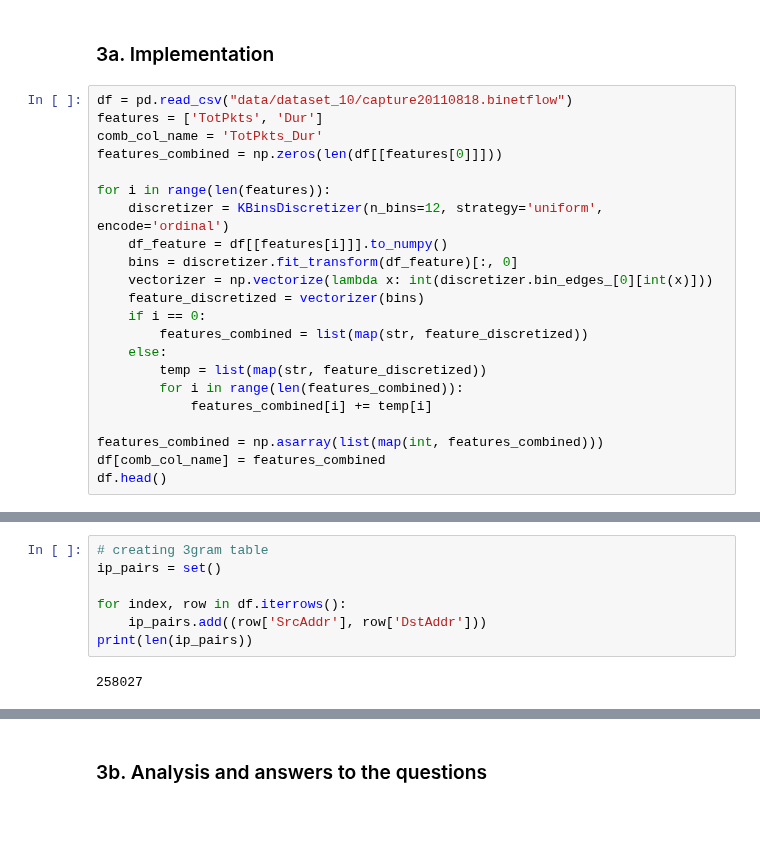
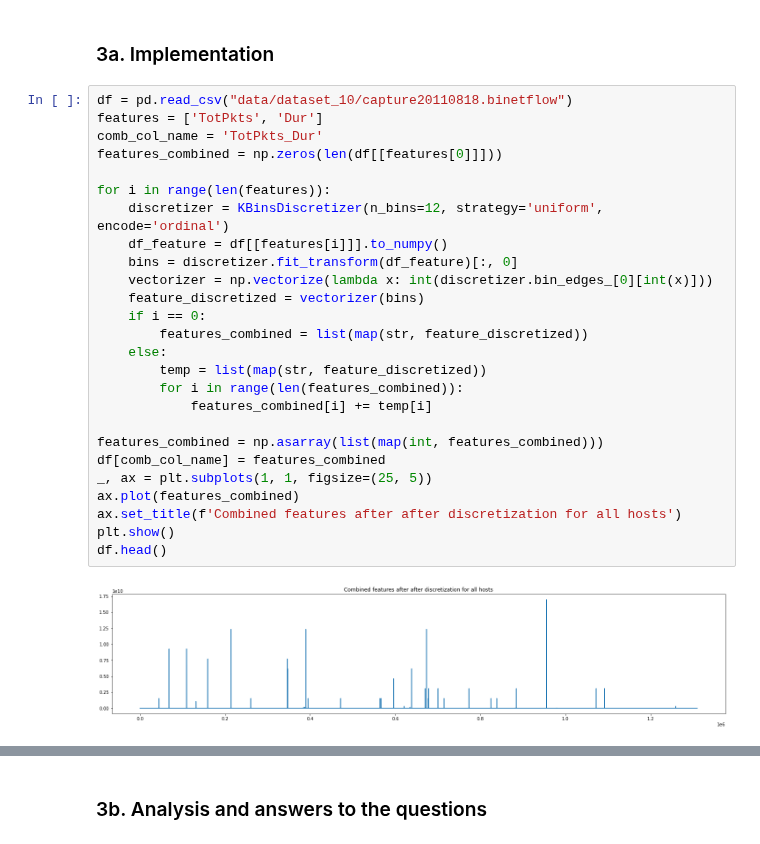
Before and after one commit to kponichtera/cs4035-cda, a Jupyter notebook: lab3/lab3.ipynb, the cells around one changed output, grey strips where cells are left out. Cells and saved outputs as stored; diff of their text form; blank space fills up the shorter version.

```diff
--- a/lab3/lab3.ipynb
+++ b/lab3/lab3.ipynb
@@ -234,38 +234,34 @@ Firstly, when analyzing the correlation plots for benign and infected traffic, w
 # %%
 df = pd.read_csv("data/dataset_10/capture20110818.binetflow")
 features = ['TotPkts', 'Dur']
 comb_col_name = 'TotPkts_Dur'
 features_combined = np.zeros(len(df[[features[0]]]))
 
 for i in range(len(features)):
     discretizer = KBinsDiscretizer(n_bins=12, strategy='uniform', encode='ordinal')
     df_feature = df[[features[i]]].to_numpy()
     bins = discretizer.fit_transform(df_feature)[:, 0]
     vectorizer = np.vectorize(lambda x: int(discretizer.bin_edges_[0][int(x)]))
     feature_discretized = vectorizer(bins)
     if i == 0:
         features_combined = list(map(str, feature_discretized))
     else:
         temp = list(map(str, feature_discretized))
         for i in range(len(features_combined)):
             features_combined[i] += temp[i]
 
 features_combined = np.asarray(list(map(int, features_combined)))
 df[comb_col_name] = features_combined
+_, ax = plt.subplots(1, 1, figsize=(25, 5))
+ax.plot(features_combined)
+ax.set_title(f'Combined features after after discretization for all hosts')
+plt.show()
 df.head()
 # %% [output]
+[figure, added]
 |  | StartTime | Dur | Proto | SrcAddr | Sport | Dir | DstAddr | Dport | State | sTos | dTos | ... |
 | 0 | 2011/08/18 10:21:46.633335 | 1.060248 | tcp | 93.45.239.29 | 1611 | -> | 147.32.84.118 | 6881 | S_RA | 0.0 | 0.0 | ... |
 | 1 | 2011/08/18 10:19:49.027650 | 279.349152 | tcp | 62.240.166.118 | 1031 | <?> | 147.32.84.229 | 13363 | SRPA_PA | 0.0 | 0.0 | ... |
 | 2 | 2011/08/18 10:22:07.160628 | 166.390015 | tcp | 147.32.86.148 | 58067 | -> | 66.235.132.232 | 80 | SR_SA | 0.0 | 0.0 | ... |
 | 3 | 2011/08/18 10:26:02.052163 | 1.187083 | tcp | 147.32.3.51 | 3130 | -> | 147.32.84.46 | 10010 | S_RA | 0.0 | 0.0 | ... |
 | 4 | 2011/08/18 10:26:52.226748 | 0.980571 | tcp | 88.212.37.169 | 3134 | -> | 147.32.84.118 | 6881 | S_RA | 0.0 | 0.0 | ... |
-# %%
-# creating 3gram table
-ip_pairs = set()
-
-for index, row in df.iterrows():
-    ip_pairs.add((row['SrcAddr'], row['DstAddr']))
-print(len(ip_pairs))
-# %% [output]
-258027
```
Also changed, not shown: parts of 6 cells of this notebook.
